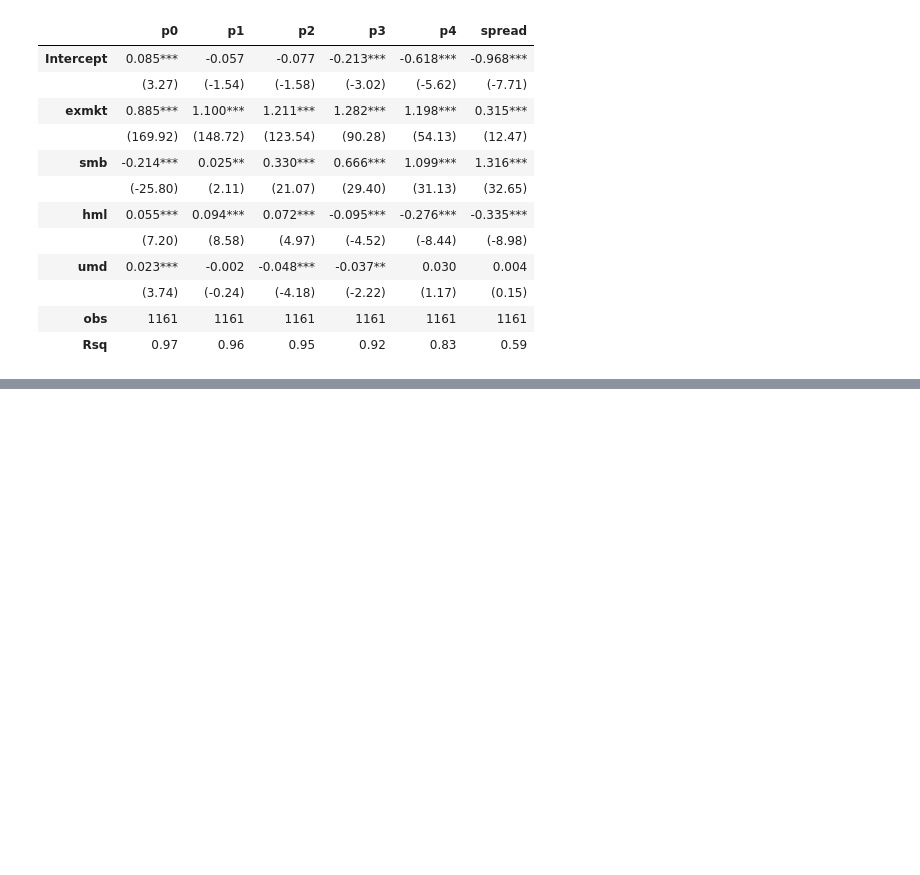
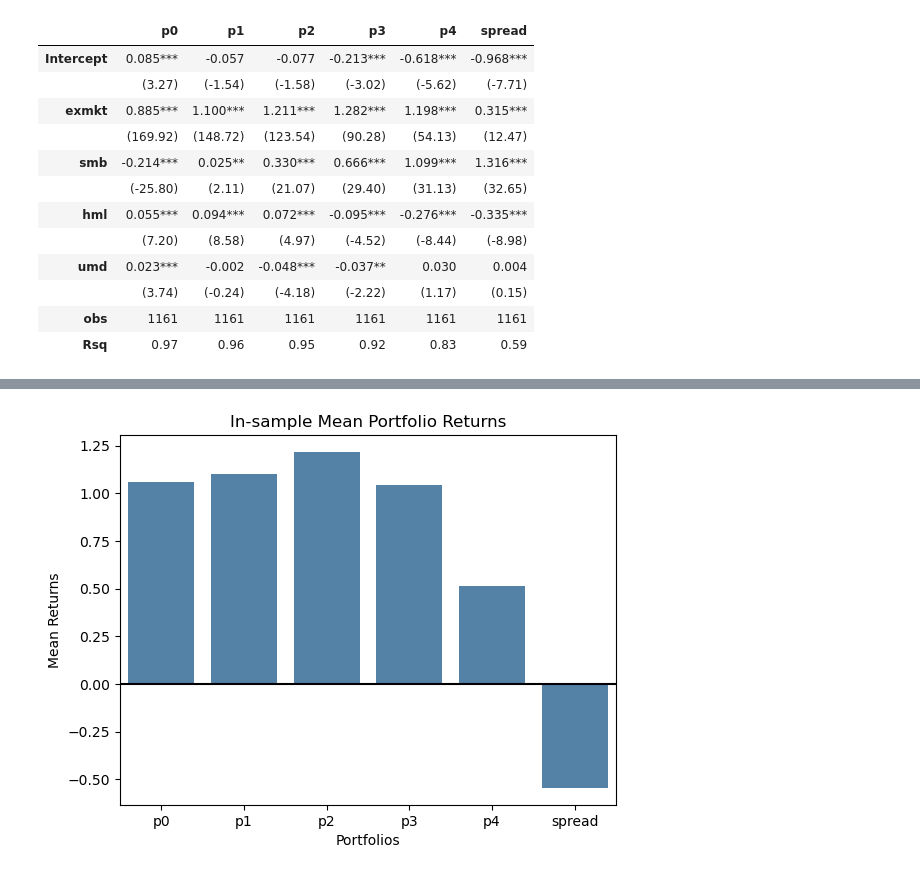
Before and after one commit to brandonwaits12/Idiosyncratic-Volatility, a Jupyter notebook: idio_vol_project-3.ipynb, the cells around one changed output, grey strips where cells are left out. Saved outputs shown, nothing was run; the diff lists cells and outputs as text; code cells hidden in the pictures; blank space fills up the shorter version.

```diff
--- a/idio_vol_project-3.ipynb
+++ b/idio_vol_project-3.ipynb
@@ -262,0 +299,16 @@ Regtable(reg,sig='coeff').render()
+# %%
+means = [insample[i].mean() for i in names]
+means2 = [1.04,1.16,1.20,0.87,-0.02,-1.06]
+#bars =
+g = sns.barplot(insample, color = 'steelblue', errorbar=None)
+plt.axhline(0, color = 'black')
+
+#h = sns.scatterplot(means, color = 'green')
+#h.set_xticklabels(['0','p0','p1','p2','p3','p4','spread'])
+#g.set_xticklabels(['0','p0','p1','p2','p3','p4','spread'])
+
+g.set(title = "In-sample Mean Portfolio Returns", xlabel='Portfolios', ylabel='Mean Returns')
+#plt.legend()
+plt.show()
+# %% [output]
+[figure, added]
```
Also changed, not shown: parts of 5 cells of this notebook.
